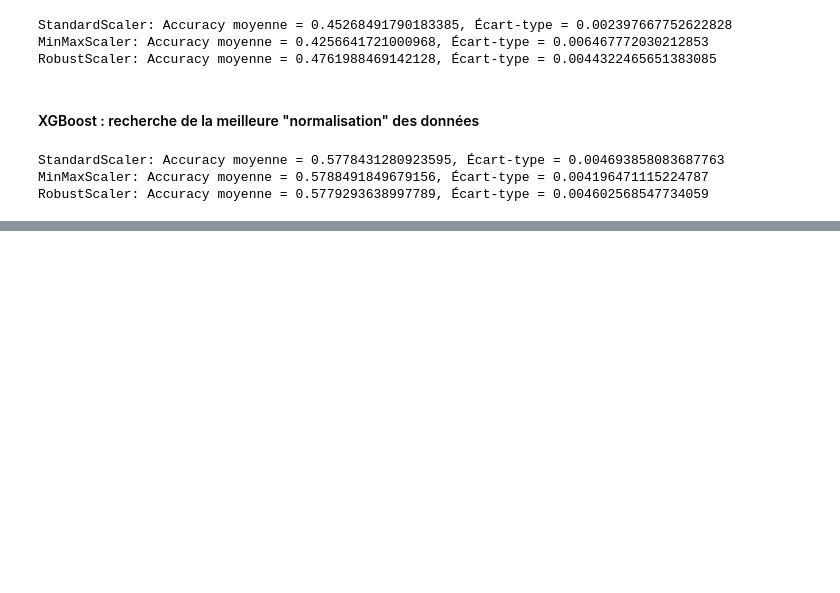
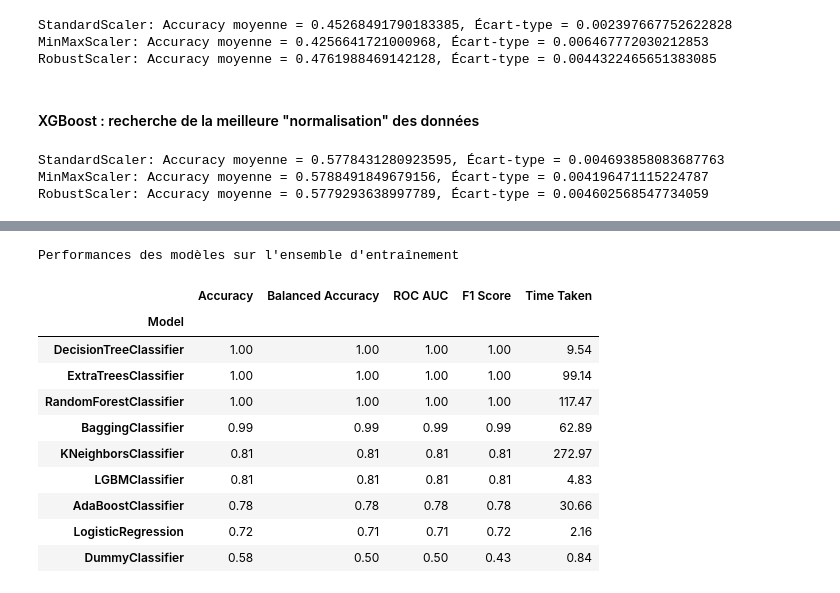
Before and after one commit to Nujadn/accident_route, a Jupyter notebook: preprocessing.ipynb, the cells around one changed output, grey strips where cells are left out. Drawn from its saved outputs; the diff is of its cells as text; code cells hidden in the pictures; blank space fills up the shorter version.

Commit message:
fin pre-pr et debut model_1

```diff
--- a/preprocessing.ipynb
+++ b/preprocessing.ipynb
@@ -27,0 +60,2 @@ df.head()
+# %%
+df = df.loc[df['place'] >= 1]
@@ -48,11 +89,15 @@ Comme on a pu le voir précédemment, le jeu de données est déséquilibré sur
 
 df.grav = df.grav.astype(str)
 df.grav = [value.replace("-1", "1") for value in df["grav"]]
+df.grav = [value.replace("3", "2") for value in df["grav"]]
+df.grav = [value.replace("4", "2") for value in df["grav"]]
 df.grav = df.grav.astype(int)
 
 print(df.grav.value_counts())
 
-print("1 – Indemne, 2 – Tué, 3 – Blessé hospitalisé, 4 – Blessé léger")
+print("")
+print("Variables d'origines :", "1 – Indemne, 2 – Tué, 3 – Blessé hospitalisé, 4 – Blessé léger")
+print("Nouvelles variables  :", "1 – Accident sans gravité, 2 – Accident avec gravité")
 
 # Pour la suite, je souhaite conserver pour la variable gravité les catégories indemne, tué, blessé hospitalisé
 # et blessé léger qui me paraissent intéressantes pour traiter le problème.
@@ -404,0 +452,11 @@ RobustScaler: Accuracy moyenne = 0.5779293638997789, Écart-type = 0.00460256854
+# %%
+models_list = [ DummyClassifier ,  LogisticRegression ,  RandomForestClassifier ,  BaggingClassifier ,  AdaBoostClassifier ,
+                DecisionTreeClassifier ,  ExtraTreesClassifier ,
+                KNeighborsClassifier ,  XGBClassifier ,  LGBMClassifier ]
+# %%
+clf = LazyClassifier(verbose=0, ignore_warnings=True, custom_metric=None,
+                     predictions = True, classifiers=models_list)
+
+models_train, predictions_train = clf.fit( X_train, X_train, y_train, y_train )
+
+models_test, predictions_test = clf.fit( X_train, X_test, y_train, y_test )
@@ -404,0 +482,16 @@ RobustScaler: Accuracy moyenne = 0.5779293638997789, Écart-type = 0.00460256854
+# %%
+print("Performances des modèles sur l'ensemble d'entraînement\n")
+models_train
+# %% [output]
+Performances des modèles sur l'ensemble d'entraînement
+|  | Accuracy | Balanced Accuracy | ROC AUC | F1 Score | Time Taken |
+| Model |  |  |  |  |  |
+| DecisionTreeClassifier | 1.00 | 1.00 | 1.00 | 1.00 | 9.54 |
+| ExtraTreesClassifier | 1.00 | 1.00 | 1.00 | 1.00 | 99.14 |
+| RandomForestClassifier | 1.00 | 1.00 | 1.00 | 1.00 | 117.47 |
+| BaggingClassifier | 0.99 | 0.99 | 0.99 | 0.99 | 62.89 |
+| KNeighborsClassifier | 0.81 | 0.81 | 0.81 | 0.81 | 272.97 |
+| LGBMClassifier | 0.81 | 0.81 | 0.81 | 0.81 | 4.83 |
+| AdaBoostClassifier | 0.78 | 0.78 | 0.78 | 0.78 | 30.66 |
+| LogisticRegression | 0.72 | 0.71 | 0.71 | 0.72 | 2.16 |
+| DummyClassifier | 0.58 | 0.50 | 0.50 | 0.43 | 0.84 |
```
Also changed, not shown: parts of 15 cells of this notebook, 2 other files.
